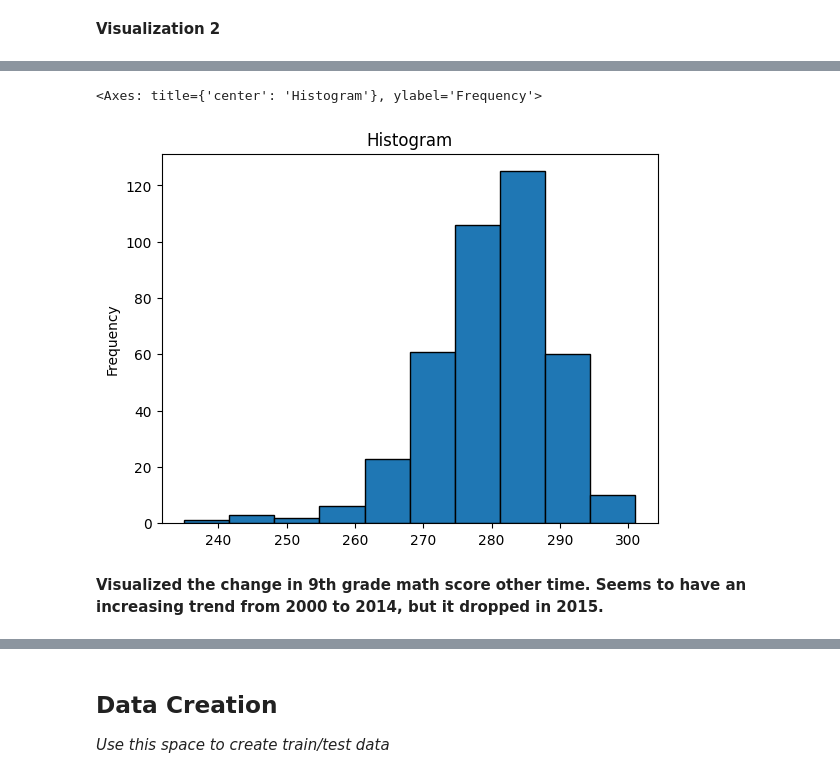
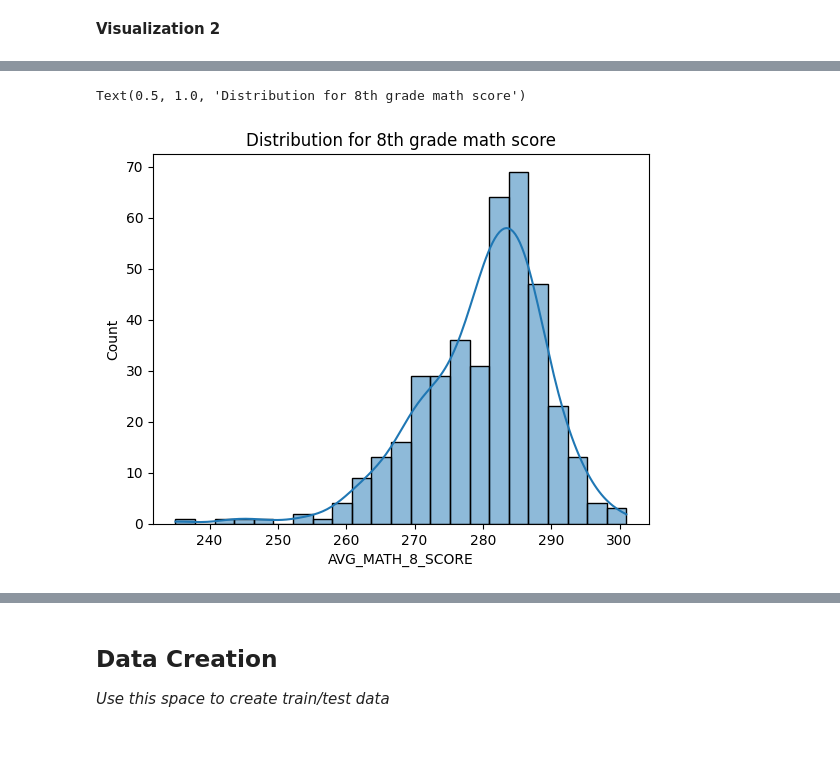
Before and after one commit to chyongha/MDST-Tutorial, a Jupyter notebook: tutorial1/checkpoint1.ipynb, the cells around one changed output, grey strips where cells are left out. Drawn from its saved outputs; the diff is of its cells as text; code cells hidden in the pictures; blank space fills up the shorter version.

```diff
--- a/tutorial1/checkpoint1.ipynb
+++ b/tutorial1/checkpoint1.ipynb
@@ -174,7 +164,8 @@ Text(0, 0.5, '8th grade math score')
-# %%
-df.AVG_MATH_8_SCORE.plot.hist(title = 'Histogram', edgecolor = 'black')
-# %% [output]
-<Axes: title={'center': 'Histogram'}, ylabel='Frequency'>
-[figure, removed]
-# %% [markdown]
-**Visualized the change in 9th grade math score other time. Seems to have an increasing trend from 2000 to 2014, but it dropped in 2015.**
+# %%
+# @@@ 7
+import seaborn as sns
+sns.histplot(df['AVG_MATH_8_SCORE'], kde = True)
+plt.title('Distribution for 8th grade math score')
+# %% [output]
+Text(0.5, 1.0, 'Distribution for 8th grade math score')
+[figure, added]
```
Also changed, not shown: parts of 11 cells of this notebook.
